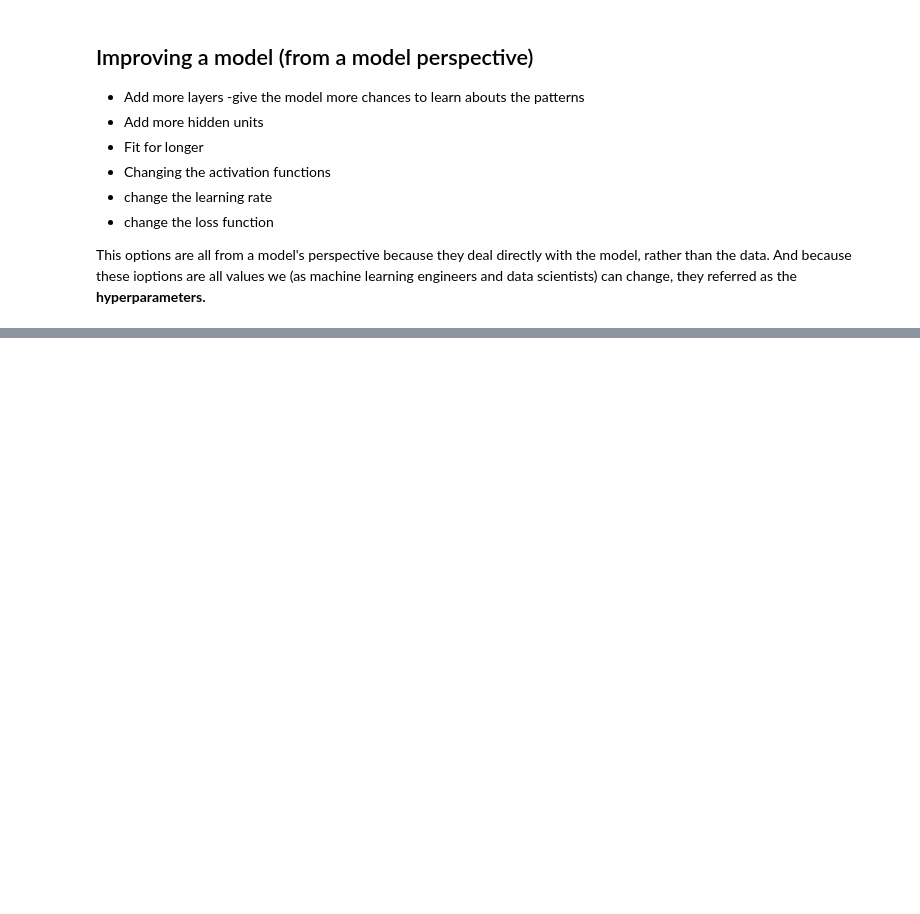
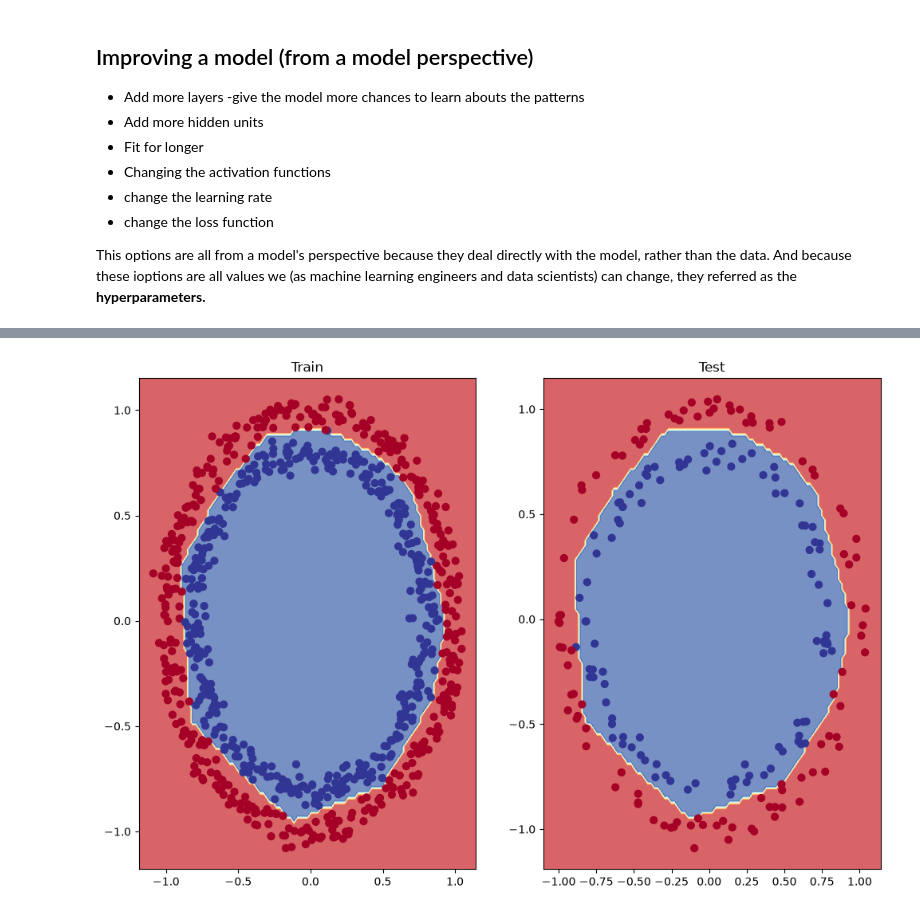
Before and after one commit to Sujan-Adhikari875/Pytorch-For-Deep-Learning, a Jupyter notebook: 02_pytorch_classification.ipynb, the cells around one changed output, grey strips where cells are left out. Cells and saved outputs as stored; diff of their text form; code cells hidden in the pictures; blank space fills up the shorter version.

```diff
--- a/02_pytorch_classification.ipynb
+++ b/02_pytorch_classification.ipynb
@@ -446,19 +447,21 @@ optimizer =  optim.SGD(params = model_1.parameters(),
 torch.manual_seed(42)
 torch.cuda.manual_seed(42)
 
-epochs = 1000
+epochs = 10000
 
 # Put data to target device
 
 X_train, y_train = X_train.to(device), y_train.to(device)
 X_test, y_test = X_test.to(device), y_test.to(device)
 
+model_1.to(device=device)
+
 for epoch in range(epochs):
-    model_0.train()
+    model_1.train()
 
     # Forward pass
 
-    y_logits = model_0(X_train).squeeze()
+    y_logits = model_1(X_train).squeeze()
 
     y_pred =  torch.round(torch.sigmoid(y_logits))
 
@@ -476,10 +479,10 @@ for epoch in range(epochs):
     optimizer.step()
 
 
-    model_0.eval()
+    model_1.eval()
 
     with torch.inference_mode():
-        X_test_logits = model_0(X_test).squeeze()
+        X_test_logits = model_1(X_test).squeeze()
 
         x_preds = torch.round(torch.sigmoid(X_test_logits))
 
@@ -498,0 +518,11 @@ SyntaxError: invalid syntax (4066089123.py, line 4)
+# %%
+plt.figure(figsize=(12, 8))
+
+plt.subplot(1, 2, 1)
+plt.title("Train")
+plot_decision_boundary(model_1, X_train, y_train)
+plt.subplot(1, 2, 2)
+plt.title("Test")
+plot_decision_boundary(model_1, X_test, y_test)
+# %% [output]
+[figure, added]
```
Also changed, not shown: parts of 21 cells of this notebook.
